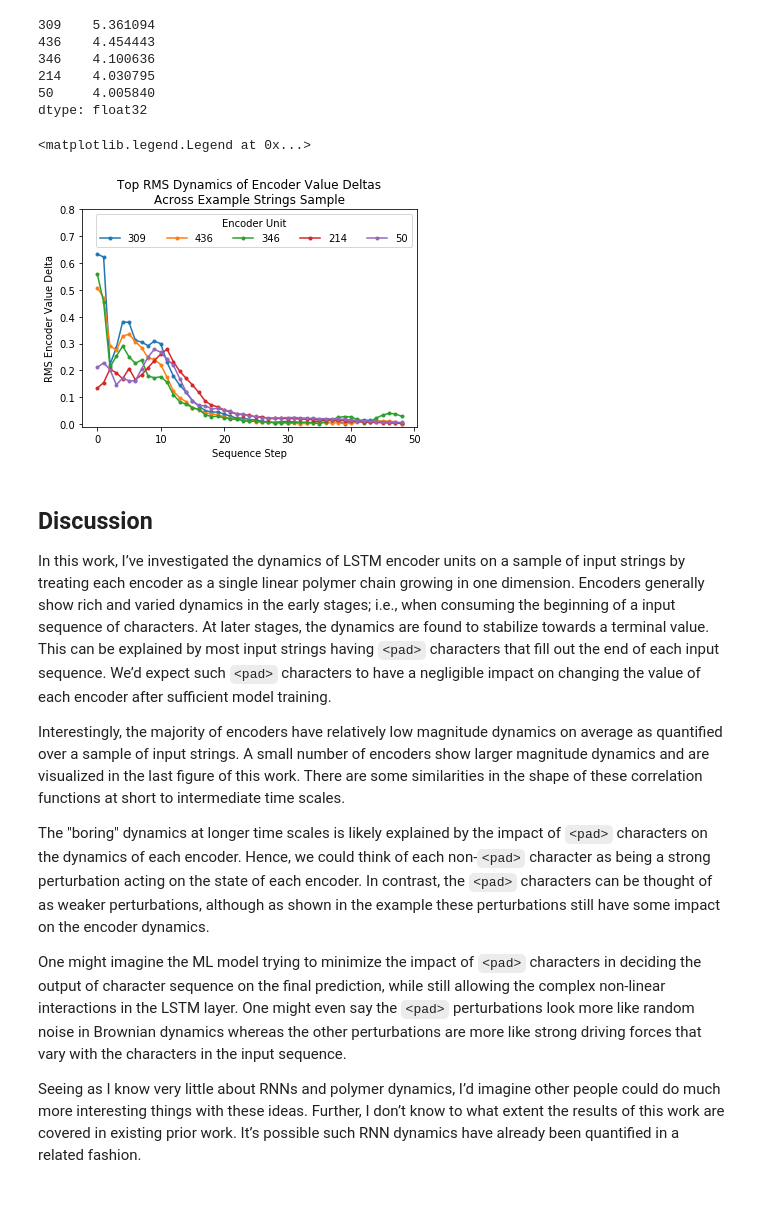
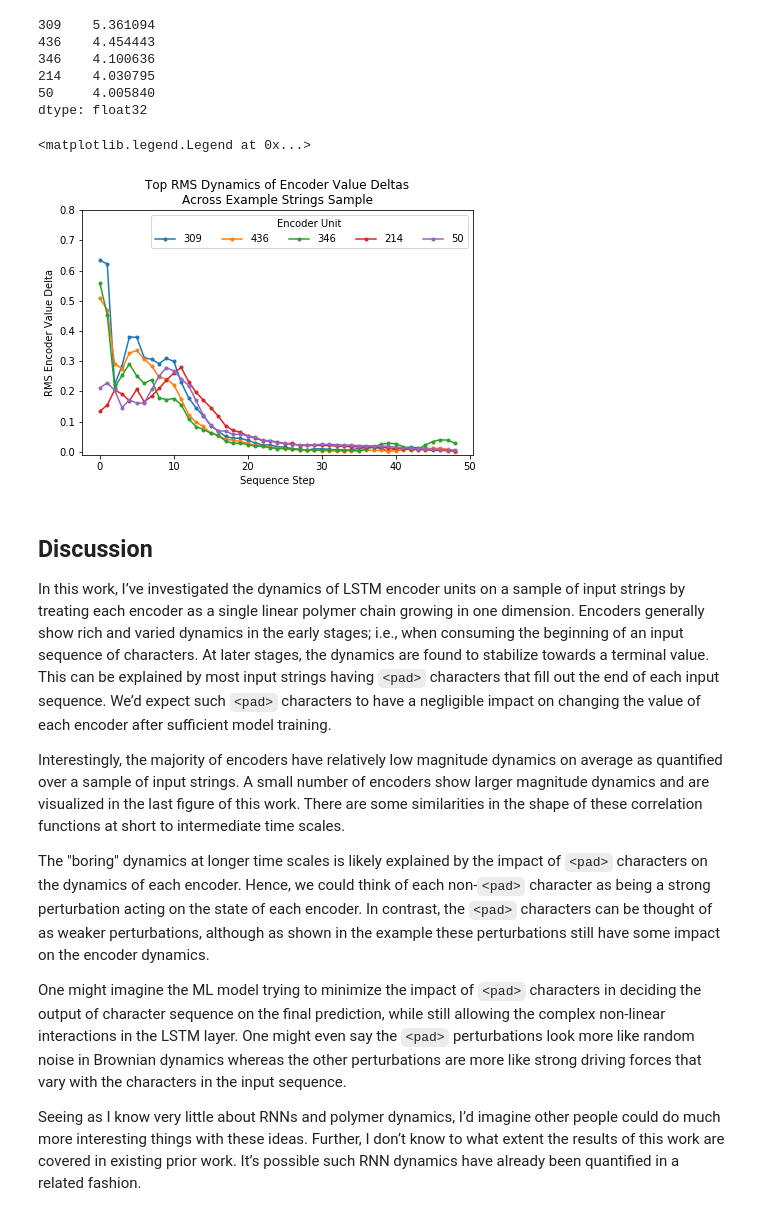
Before and after one commit to matthagy/rnn_polymer, a Jupyter notebook: poc_rnn_polymer.ipynb, the cells around one changed output. Drawn from its saved outputs; the diff is of its cells as text; code cells hidden in the pictures.

```diff
--- a/poc_rnn_polymer.ipynb
+++ b/poc_rnn_polymer.ipynb
@@ -210,7 +228,7 @@ validation.inputs[:10]
 def compute_lstm_sequence_for_input(input_string):
     return intermediate_layer_model.predict(encode(input_string))[0]
 
-lstm_sequences = [compute_lstm_sequence_for_input(i) for i in tqdm(validation.inputs)]
+lstm_sequences = [compute_lstm_sequence_for_input(x) for x in tqdm(validation.inputs)]
 # %%
 lstm_sequences = np.array(lstm_sequences)
 lstm_sequences.shape
@@ -285,19 +303,20 @@ top_dynamics
 50     4.005840
 dtype: float32
 # %%
+plt.figure(figsize=(7,4.5))
 for index in top_dynamics.index:
     plt.plot(lstm_rms_delta[::, index], marker='.', label=str(index))
 plt.xlabel('Sequence Step')
 plt.ylabel('RMS Encoder Value Delta')
 plt.title('Top RMS Dynamics of Encoder Value Deltas\nAcross Example Strings Sample')
 plt.ylim(-0.01, 0.8)
 plt.legend(loc='upper right', title='Encoder Unit', ncol=5)
 # %% [output]
 <matplotlib.legend.Legend at 0x...>
-[figure, old version]
+[figure, new version]
 # %% [markdown]
 ## Discussion
-In this work, I’ve investigated the dynamics of LSTM encoder units on a sample of input strings by treating each encoder as a single linear polymer chain growing in one dimension. Encoders generally show rich and varied dynamics in the early stages; i.e., when consuming the beginning of a input sequence of characters. At later stages, the dynamics are found to stabilize towards a terminal value. This can be explained by most input strings having `<pad>` characters that fill out the end of each input sequence. We’d expect such `<pad>` characters to have a negligible impact on changing the value of each encoder after sufficient model training.
+In this work, I’ve investigated the dynamics of LSTM encoder units on a sample of input strings by treating each encoder as a single linear polymer chain growing in one dimension. Encoders generally show rich and varied dynamics in the early stages; i.e., when consuming the beginning of an input sequence of characters. At later stages, the dynamics are found to stabilize towards a terminal value. This can be explained by most input strings having `<pad>` characters that fill out the end of each input sequence. We’d expect such `<pad>` characters to have a negligible impact on changing the value of each encoder after sufficient model training.
 
 Interestingly, the majority of encoders have relatively low magnitude dynamics on average as quantified over a sample of input strings. A small number of encoders show larger magnitude dynamics and are visualized in the last figure of this work. There are some similarities in the shape of these correlation functions at short to intermediate time scales.
 
```
Also changed, not shown: parts of 4 cells of this notebook.
